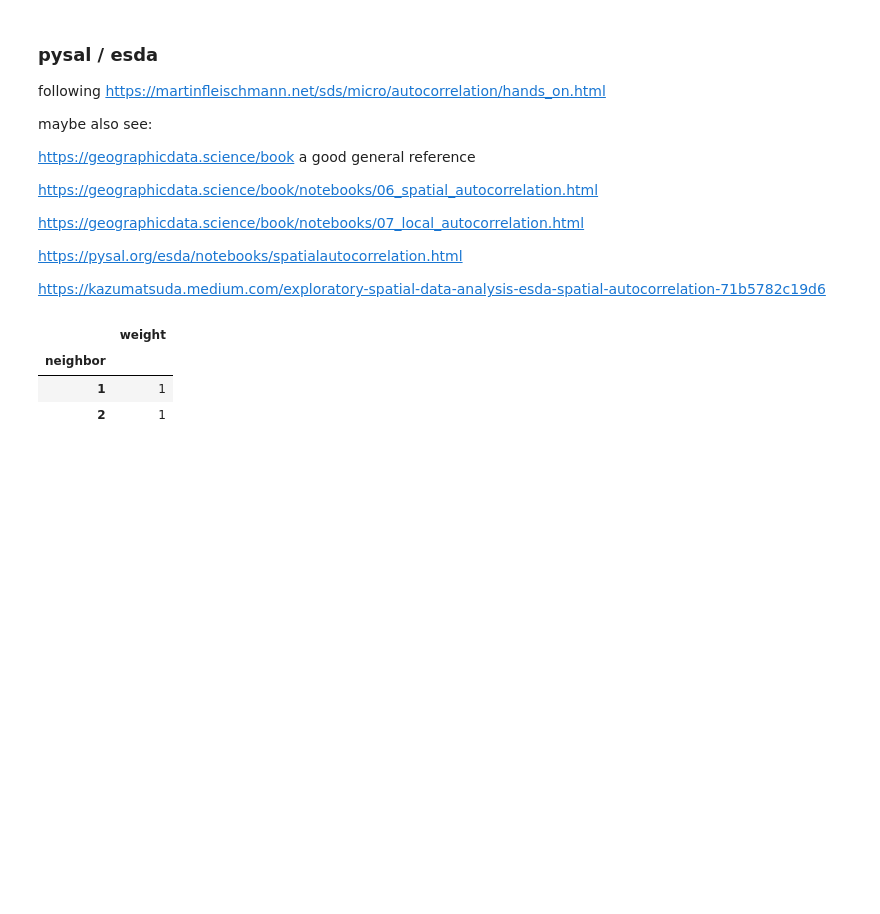
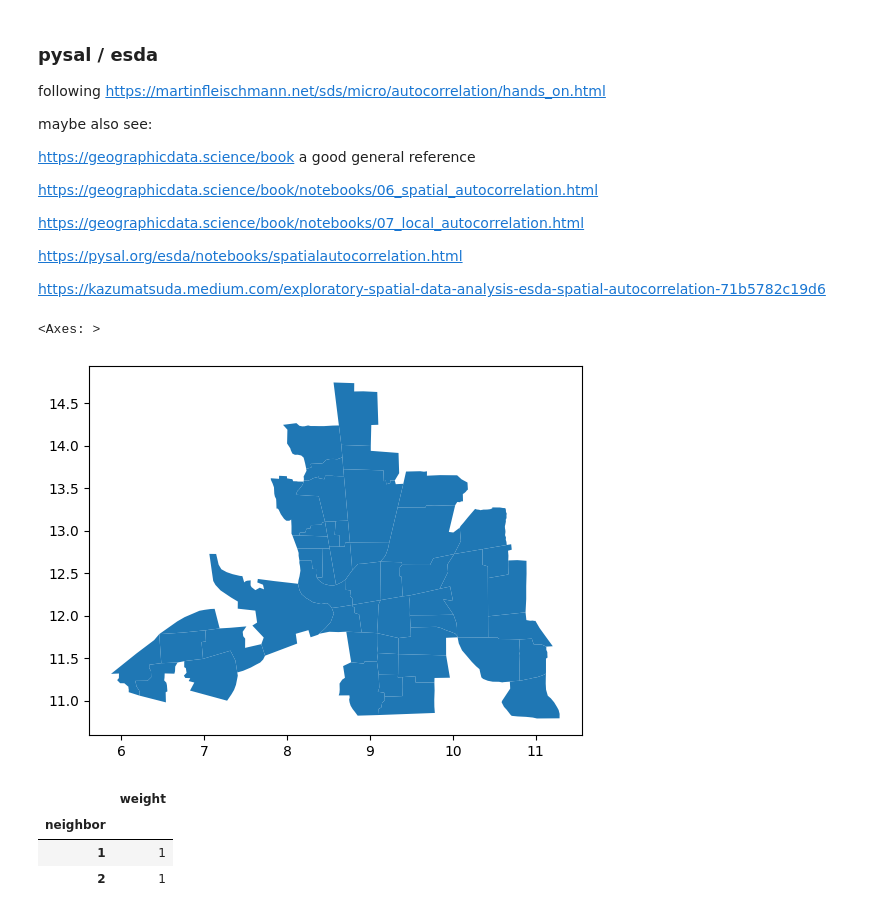
Before and after one commit to theaok/gisPy, a Jupyter notebook: geoda.ipynb, the cells around one changed output. Cells and saved outputs as stored; diff of their text form; code cells hidden in the pictures; blank space fills up the shorter version.

```diff
--- a/geoda.ipynb
+++ b/geoda.ipynb
@@ -132,6 +132,11 @@ from libpysal import graph
 #)
 #col.crs #looks like already should be in 4326
 #cc = col.to_crs(epsg=4326) #and reprojecting doesnt fix it
+# %%
+col.plot()
+# %% [output]
+<Axes: >
+[figure, added]
 # %%
 contiguity = graph.Graph.build_contiguity(col, rook=False)
 # %%
```
Also changed, not shown: parts of 3 cells of this notebook.
